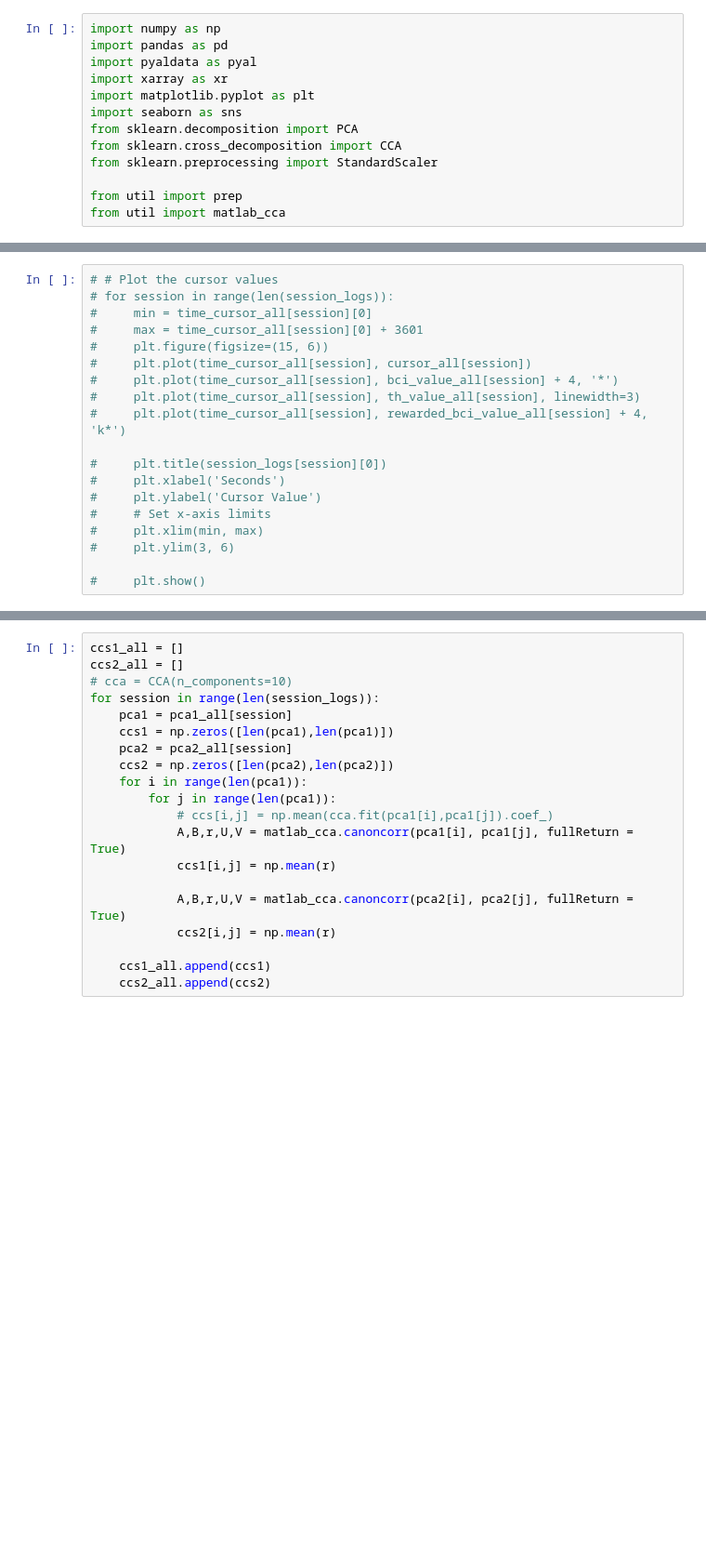
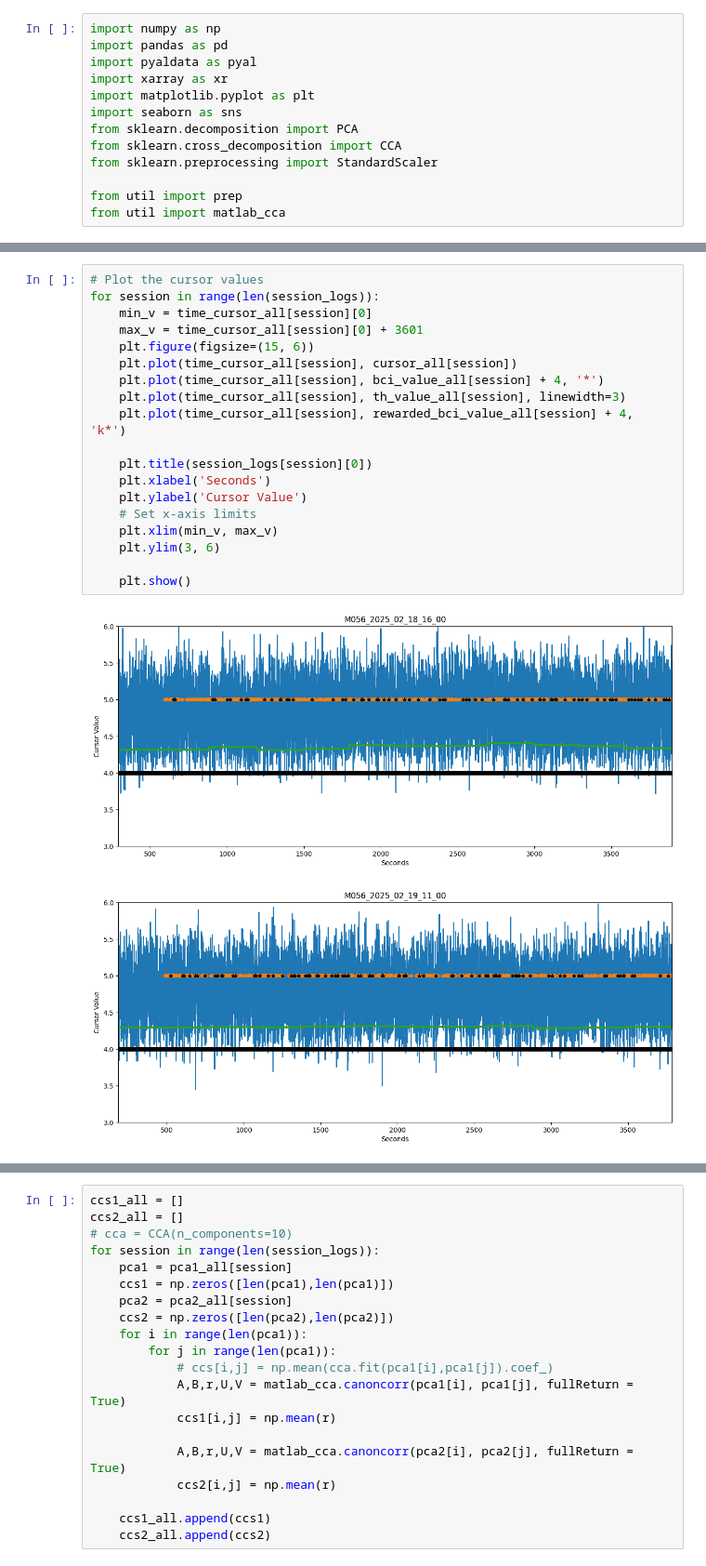
Before and after one commit to CeciliaGallego/opBCI_analysis, a Jupyter notebook: opBCI_analysis_multiple sessions.ipynb, the cells around one changed output, grey strips where cells are left out. Shown at 93% size. Drawn from its saved outputs; the diff is of its cells as text; blank space fills up the shorter version.

```diff
--- a/opBCI_analysis_multiple sessions.ipynb
+++ b/opBCI_analysis_multiple sessions.ipynb
@@ -172,19 +173,22 @@ Text(0.5, 0, 'Cursor value')
 # %%
-# # Plot the cursor values
-# for session in range(len(session_logs)):
-#     min = time_cursor_all[session][0]
-#     max = time_cursor_all[session][0] + 3601
-#     plt.figure(figsize=(15, 6))
-#     plt.plot(time_cursor_all[session], cursor_all[session])
-#     plt.plot(time_cursor_all[session], bci_value_all[session] + 4, '*')
-#     plt.plot(time_cursor_all[session], th_value_all[session], linewidth=3)
-#     plt.plot(time_cursor_all[session], rewarded_bci_value_all[session] + 4, 'k*')
+# Plot the cursor values
+for session in range(len(session_logs)):
+    min_v = time_cursor_all[session][0]
+    max_v = time_cursor_all[session][0] + 3601
+    plt.figure(figsize=(15, 6))
+    plt.plot(time_cursor_all[session], cursor_all[session])
+    plt.plot(time_cursor_all[session], bci_value_all[session] + 4, '*')
+    plt.plot(time_cursor_all[session], th_value_all[session], linewidth=3)
+    plt.plot(time_cursor_all[session], rewarded_bci_value_all[session] + 4, 'k*')
 
-#     plt.title(session_logs[session][0])
-#     plt.xlabel('Seconds')
-#     plt.ylabel('Cursor Value')
-#     # Set x-axis limits
-#     plt.xlim(min, max)
-#     plt.ylim(3, 6)
+    plt.title(session_logs[session][0])
+    plt.xlabel('Seconds')
+    plt.ylabel('Cursor Value')
+    # Set x-axis limits
+    plt.xlim(min_v, max_v)
+    plt.ylim(3, 6)
 
-#     plt.show()
+    plt.show()
+# %% [output]
+[figure, added]
+[figure, added]
```
Also changed, not shown: parts of 21 cells of this notebook, 1 other file.
